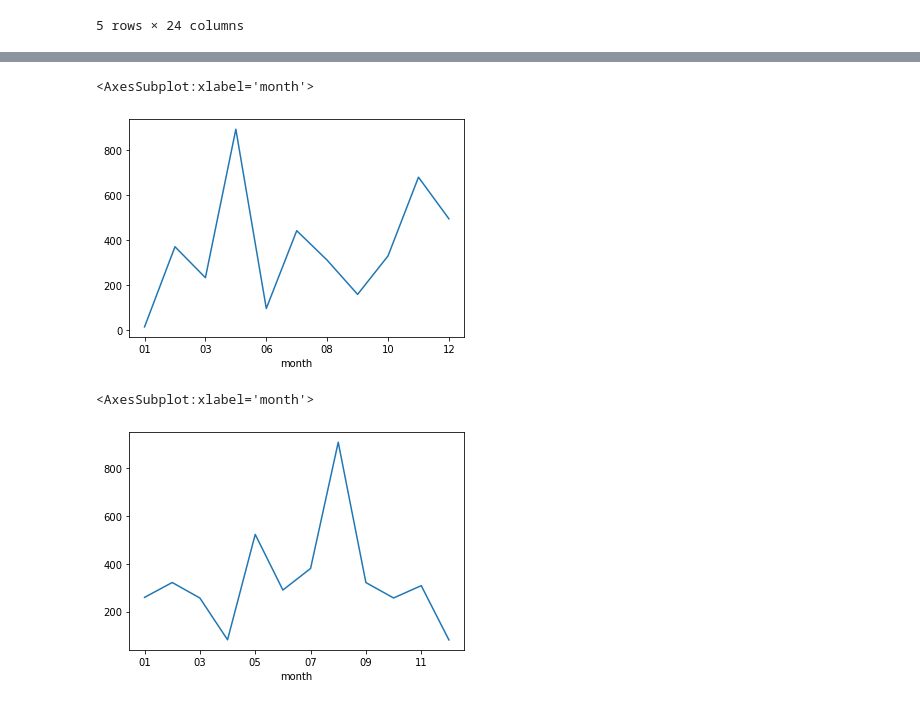
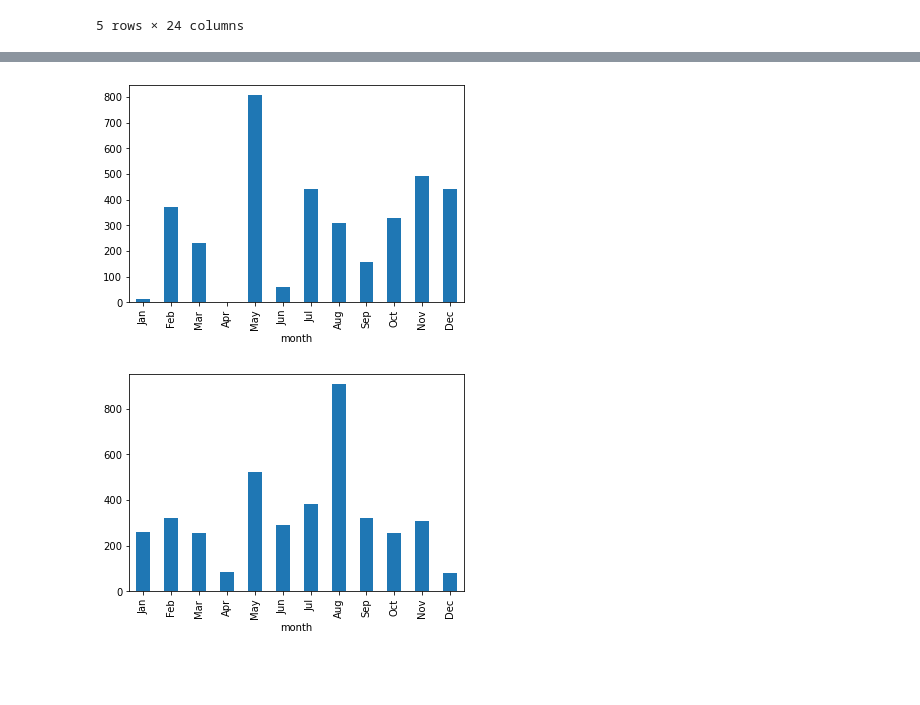
Before and after one commit to FeritYikar/ds-phase1-project, a Jupyter notebook: Cleaning_Folder/Ferit.ipynb, the cells around one changed output, grey strips where cells are left out. Drawn from its saved outputs; the diff is of its cells as text; code cells hidden in the pictures; blank space fills up the shorter version.

```diff
--- a/Cleaning_Folder/Ferit.ipynb
+++ b/Cleaning_Folder/Ferit.ipynb
@@ -256,0 +266,3 @@ genre_analysis_genre = genre_analysis.explode('genres')
+# %%
+genre_analysis_genre['genres'] = genre_analysis_genre['genres'].map(lambda x: 'Musical' if x == 'Music' else x)
+genre_analysis_genre['genres']
@@ -481,3 +446 @@ month = {'Jan': '01', 'Feb': '02', 'Mar': '03', 'Apr': '04', 'May': '05', 'Jun':
 genre_analysis_studio['month'] = genre_analysis_studio['release_date'].map(lambda x : x[:3])
-# %%
-genre_analysis_studio['month'] = genre_analysis_studio['month'].map(month)
@@ -494,4 +462,4 @@ genre_analysis_studio.head()
 # %%
 genre_analysis_studio_mystery = genre_analysis_studio[genre_analysis_studio['genres'] == 'Mystery']
 genre_analysis_studio_horror = genre_analysis_studio[genre_analysis_studio['genres'] == 'Horror']
-genre_analysis_studio_music = genre_analysis_studio[genre_analysis_studio['genres'] == 'Music']
+genre_analysis_studio_musical = genre_analysis_studio[genre_analysis_studio['genres'] == 'Musical']
@@ -519,2 +466,5 @@ dtype: float64
+# %%
+import matplotlib.pyplot as plt
+month_order = ["Jan", "Feb", "Mar", "Apr", "May", "Jun", "Jul", "Aug", "Sep", "Oct", "Nov", "Dec"]
 # %%
 horror_average_profit_percent_monthly = ((genre_analysis_studio_horror.groupby('month')['worldwide_gross'].sum()) / (genre_analysis_studio_horror.groupby('month')['production_budget'].sum())-1)*100
@@ -525,12 +481,15 @@ horror_average_profit_percent_monthly.plot()
 # %%
-music_average_profit_percent_monthly = ((genre_analysis_studio_music.groupby('month')['worldwide_gross'].sum()) / (genre_analysis_studio_music.groupby('month')['production_budget'].sum())-1)*100
-music_average_profit_percent_monthly.plot()
+musical_average_profit_percent_monthly = ((genre_analysis_studio_musical.groupby('month')['worldwide_gross'].sum()) / (genre_analysis_studio_musical.groupby('month')['production_budget'].sum())-1)*100
+musical_average_profit_percent_monthly['Apr'] = 0
+df2 = pd.DataFrame(musical_average_profit_percent_monthly)
+df2 = df2.reset_index()
+ax = df2.set_index("month").loc[month_order].plot(kind="bar", legend=False)
 # %% [output]
-<AxesSubplot:xlabel='month'>
-[figure, old version]
+[figure, new version]
 # %%
 mystery_average_profit_percent_monthly = ((genre_analysis_studio_mystery.groupby('month')['worldwide_gross'].sum()) / (genre_analysis_studio_mystery.groupby('month')['production_budget'].sum())-1)*100
-mystery_average_profit_percent_monthly.plot()
+df3 = pd.DataFrame(mystery_average_profit_percent_monthly)
+df3 = df3.reset_index()
+ax = df3.set_index("month").loc[month_order].plot(kind="bar", legend=False)
 # %% [output]
-<AxesSubplot:xlabel='month'>
-[figure, old version]
+[figure, new version]
```
Also changed, not shown: parts of 41 cells of this notebook.
